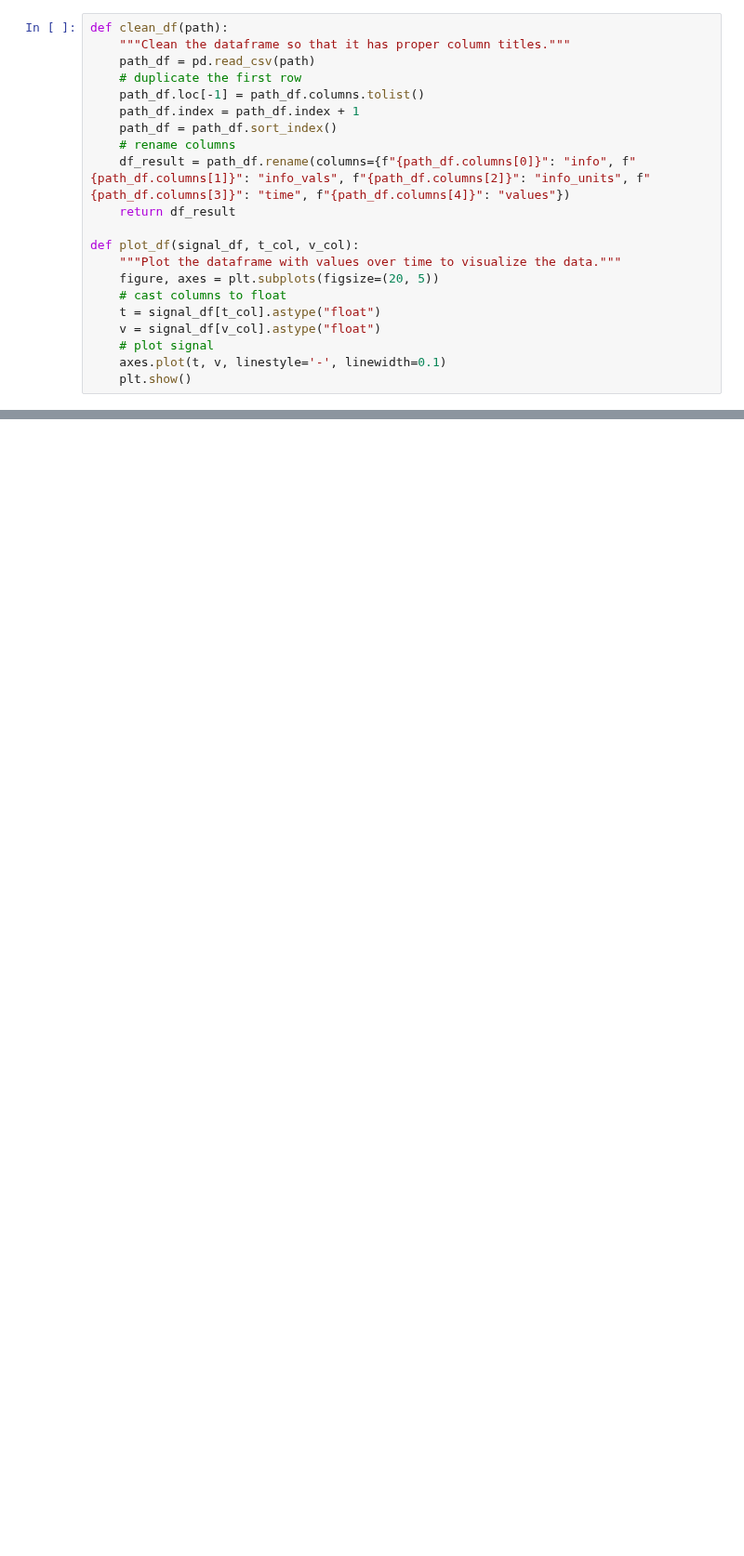
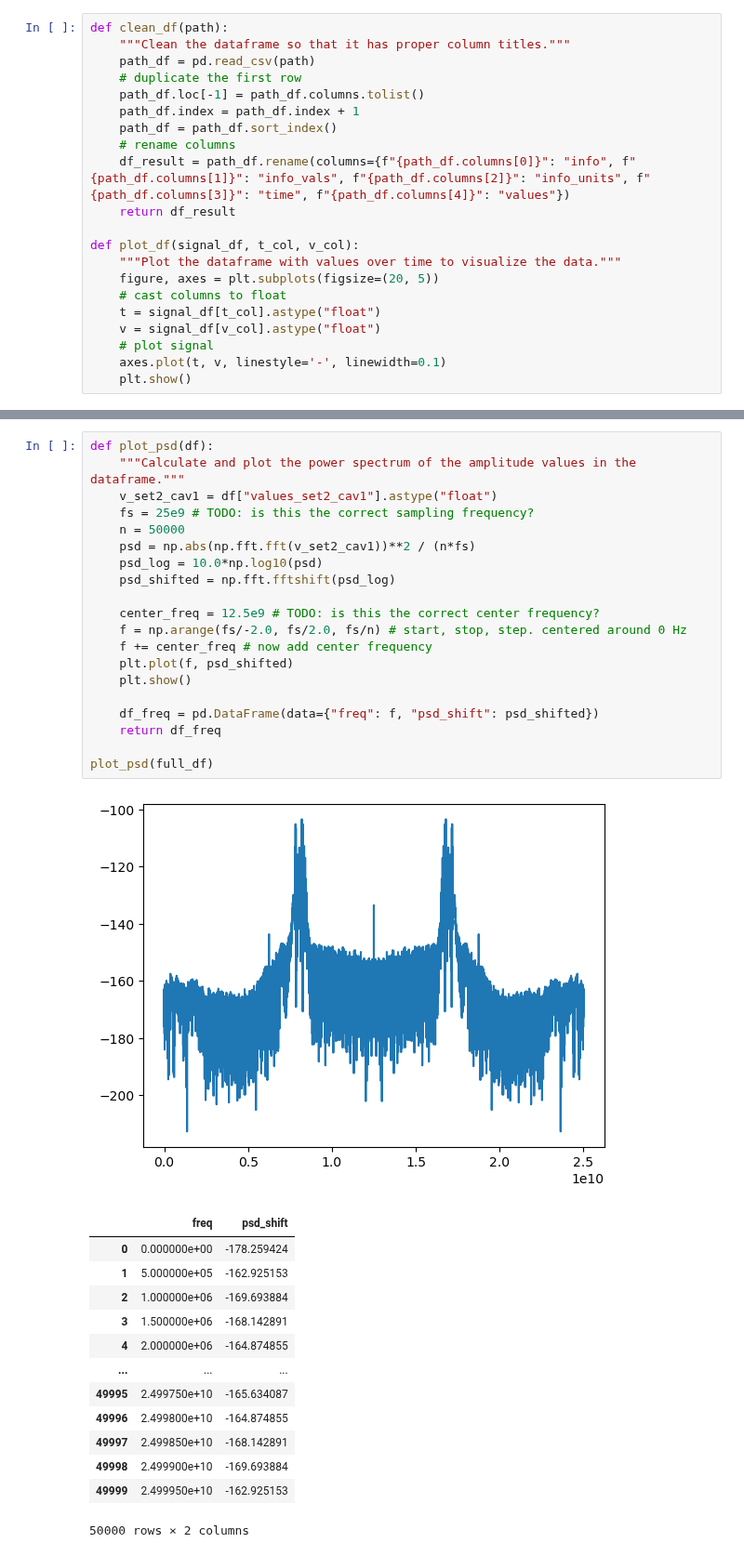
Before and after one commit to jpgtordilla/hombom24, a Jupyter notebook: scope-analysis/scope_data_processing.ipynb, the cells around one changed output, grey strips where cells are left out. Shown at 93% size. Cells and saved outputs as stored; diff of their text form; blank space fills up the shorter version.

Commit message:
average power and power density calculations

```diff
--- a/scope-analysis/scope_data_processing.ipynb
+++ b/scope-analysis/scope_data_processing.ipynb
@@ -76,0 +115,35 @@ plot_df(full_df, "time_set12_cav2", "values_set12_cav2")
+# %%
+def plot_psd(df):
+    """Calculate and plot the power spectrum of the amplitude values in the dataframe."""
+    v_set2_cav1 = df["values_set2_cav1"].astype("float")
+    fs = 25e9 # TODO: is this the correct sampling frequency?
+    n = 50000
+    psd = np.abs(np.fft.fft(v_set2_cav1))**2 / (n*fs)
+    psd_log = 10.0*np.log10(psd)
+    psd_shifted = np.fft.fftshift(psd_log)
+
+    center_freq = 12.5e9 # TODO: is this the correct center frequency?
+    f = np.arange(fs/-2.0, fs/2.0, fs/n) # start, stop, step. centered around 0 Hz
+    f += center_freq # now add center frequency
+    plt.plot(f, psd_shifted)
+    plt.show()
+
+    df_freq = pd.DataFrame(data={"freq": f, "psd_shift": psd_shifted})
+    return df_freq
+
+plot_psd(full_df)
+# %% [output]
+[figure, added]
+|  | freq | psd_shift |
+| 0 | 0.000000e+00 | -178.259424 |
+| 1 | 5.000000e+05 | -162.925153 |
+| 2 | 1.000000e+06 | -169.693884 |
+| 3 | 1.500000e+06 | -168.142891 |
+| 4 | 2.000000e+06 | -164.874855 |
+| ... | ... | ... |
+| 49995 | 2.499750e+10 | -165.634087 |
+| 49996 | 2.499800e+10 | -164.874855 |
+| 49997 | 2.499850e+10 | -168.142891 |
+| 49998 | 2.499900e+10 | -169.693884 |
+| 49999 | 2.499950e+10 | -162.925153 |
+50000 rows × 2 columns
```
Also changed, not shown: parts of 3 cells of this notebook, 1 other file.
